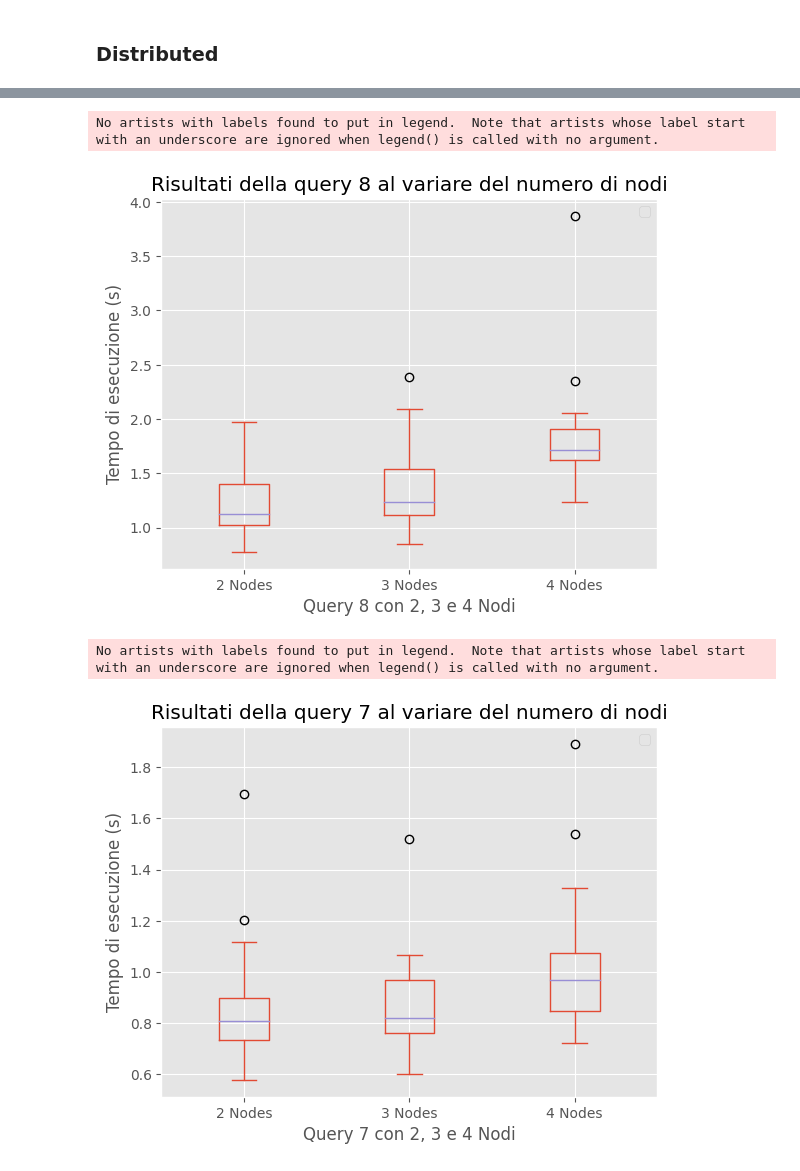
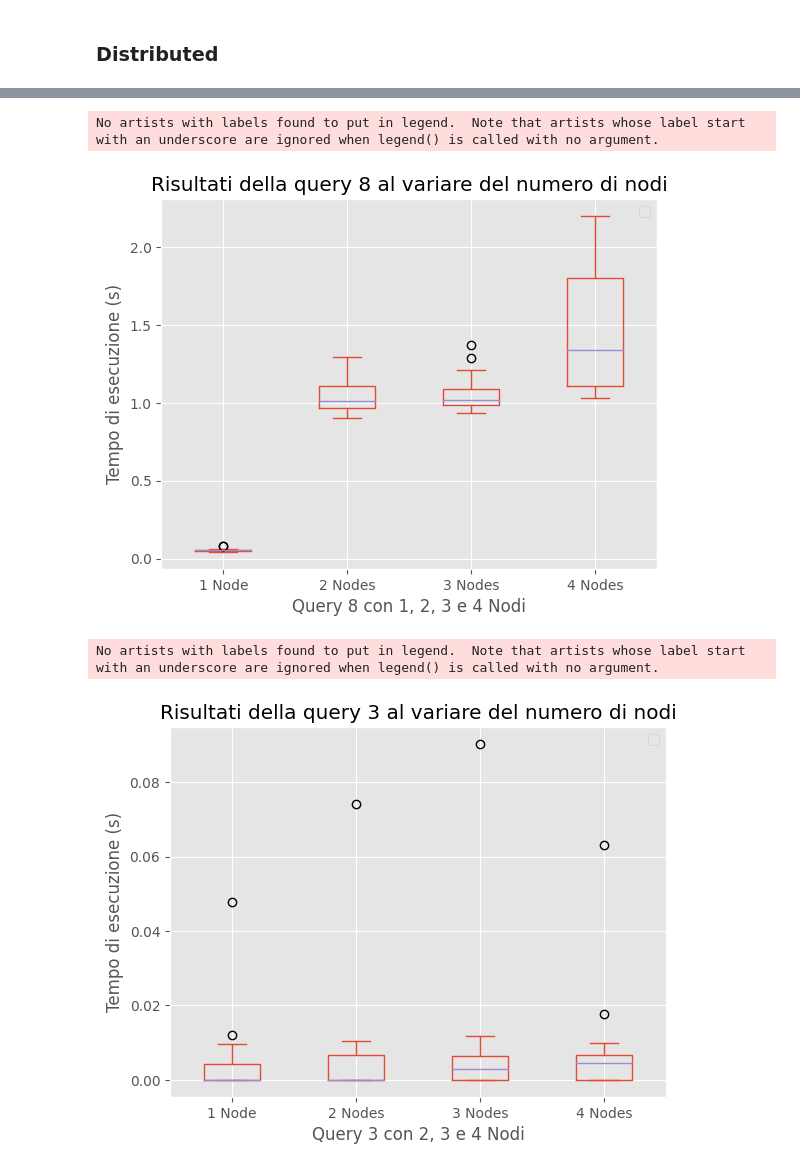
Before and after one commit to TommasoFerrario18/GraphDB, a Jupyter notebook: code/visualization.ipynb, the cells around one changed output, grey strips where cells are left out. Cells and saved outputs as stored; diff of their text form; code cells hidden in the pictures.

Commit message:
New Results

```diff
--- a/code/visualization.ipynb
+++ b/code/visualization.ipynb
@@ -254,9 +625,11 @@ plt.show()
 # %%
-query_nodes_2 = pd.read_csv("./../results/query_results_2_nodes.csv", index_col=[0])
-query_nodes_3 = pd.read_csv("./../results/query_results_3_nodes.csv", index_col=[0])
-query_nodes_4 = pd.read_csv("./../results/query_results_4_nodes.csv", index_col=[0])
+query_nodes_1 = pd.read_csv("./../results/queries_results_node_1.csv")
+query_nodes_2 = pd.read_csv("./../results/queries_results_node_2.csv")
+query_nodes_3 = pd.read_csv("./../results/queries_results_node_3.csv")
+query_nodes_4 = pd.read_csv("./../results/queries_results_node_4.csv")
 
 query_nodes = pd.DataFrame()
+query_nodes["1 Node"] = query_nodes_1["Query_8"]
 query_nodes["2 Nodes"] = query_nodes_2["Query_8"]
 query_nodes["3 Nodes"] = query_nodes_3["Query_8"]
 query_nodes["4 Nodes"] = query_nodes_4["Query_8"]
@@ -273,26 +661,27 @@ query_nodes.head()
 query_nodes.plot(kind='box')
 plt.title('Risultati della query 8 al variare del numero di nodi')
 
-plt.xlabel('Query 8 con 2, 3 e 4 Nodi')
+plt.xlabel('Query 8 con 1, 2, 3 e 4 Nodi')
 plt.ylabel('Tempo di esecuzione (s)')
 plt.legend()
 plt.show()
 # %% [output]
 No artists with labels found to put in legend.  Note that artists whose label start with an underscore are ignored when legend() is called with no argument.
-[figure, old version]
+[figure, new version]
 # %%
 query_nodes = pd.DataFrame()
-query_nodes["2 Nodes"] = query_nodes_2["Query_7"]
-query_nodes["3 Nodes"] = query_nodes_3["Query_7"]
-query_nodes["4 Nodes"] = query_nodes_4["Query_7"]
+query_nodes["1 Node"] = query_nodes_1["Query_1"]
+query_nodes["2 Nodes"] = query_nodes_2["Query_1"]
+query_nodes["3 Nodes"] = query_nodes_3["Query_1"]
+query_nodes["4 Nodes"] = query_nodes_4["Query_1"]
 
 query_nodes.plot(kind='box')
-plt.title('Risultati della query 7 al variare del numero di nodi')
+plt.title('Risultati della query 3 al variare del numero di nodi')
 
-plt.xlabel('Query 7 con 2, 3 e 4 Nodi')
+plt.xlabel('Query 3 con 2, 3 e 4 Nodi')
 plt.ylabel('Tempo di esecuzione (s)')
 plt.legend()
 plt.show()
 # %% [output]
 No artists with labels found to put in legend.  Note that artists whose label start with an underscore are ignored when legend() is called with no argument.
-[figure, old version]
+[figure, new version]
```
Also changed, not shown: parts of 36 cells of this notebook, 16 other files.
